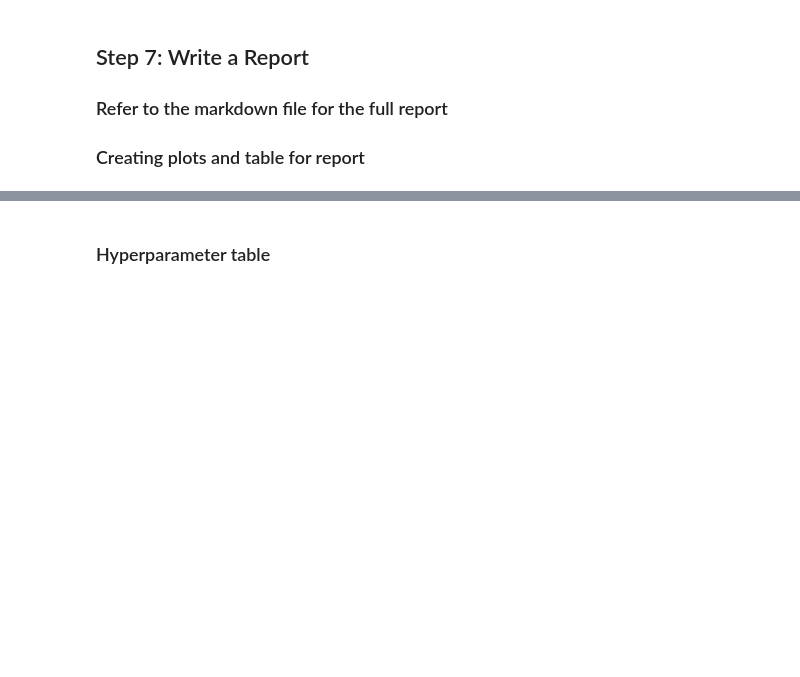
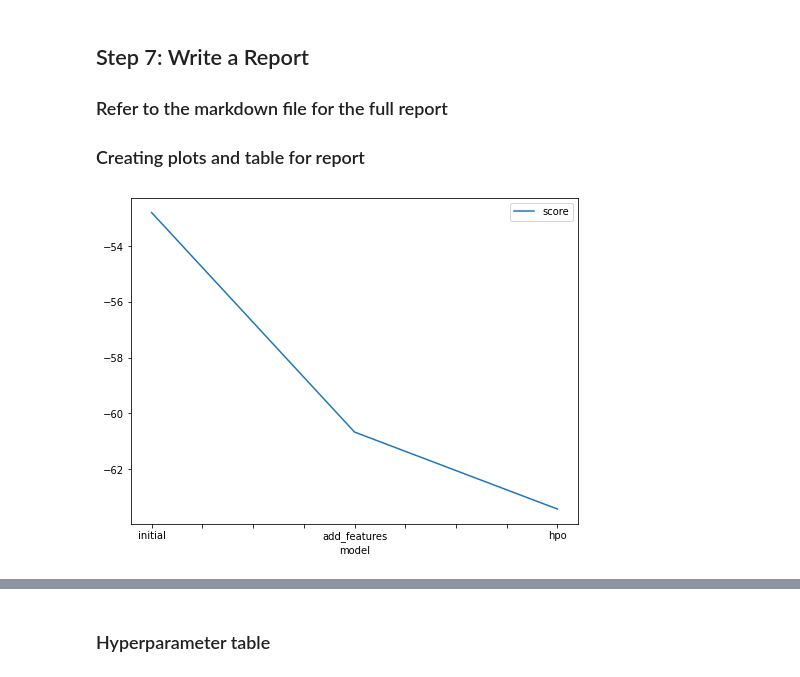
Before and after one commit to RamyGendy/cd0385-project-starter, a Jupyter notebook: project/project-template.ipynb, the cells around one changed output, grey strips where cells are left out. Saved outputs shown, nothing was run; the diff lists cells and outputs as text; code cells hidden in the pictures; blank space fills up the shorter version.

```diff
--- a/project/project-template.ipynb
+++ b/project/project-template.ipynb
@@ -678,6 +670,18 @@ fig = pd.DataFrame(
     }
 ).plot(x="model", y="score", figsize=(8, 6)).get_figure()
 fig.savefig('model_train_score.png')
+# %%
+# Taking the top model score from each training run and creating a line plot to show improvement
+# You can create these in the notebook and save them to PNG or use some other tool (e.g. google sheets, excel)
+fig = pd.DataFrame(
+    {
+        "model": ["initial", "add_features", "hpo"],
+        "score": [-52.792561,-60.668437,-63.432053]
+    }
+).plot(x="model", y="score", figsize=(8, 6)).get_figure()
+fig.savefig('img/model_train_score.png')
+# %% [output]
+[figure, added]
 # %%
 # Take the 3 kaggle scores and creating a line plot to show improvement
 fig = pd.DataFrame(
```
Also changed, not shown: parts of 29 cells of this notebook, 12 other files.
